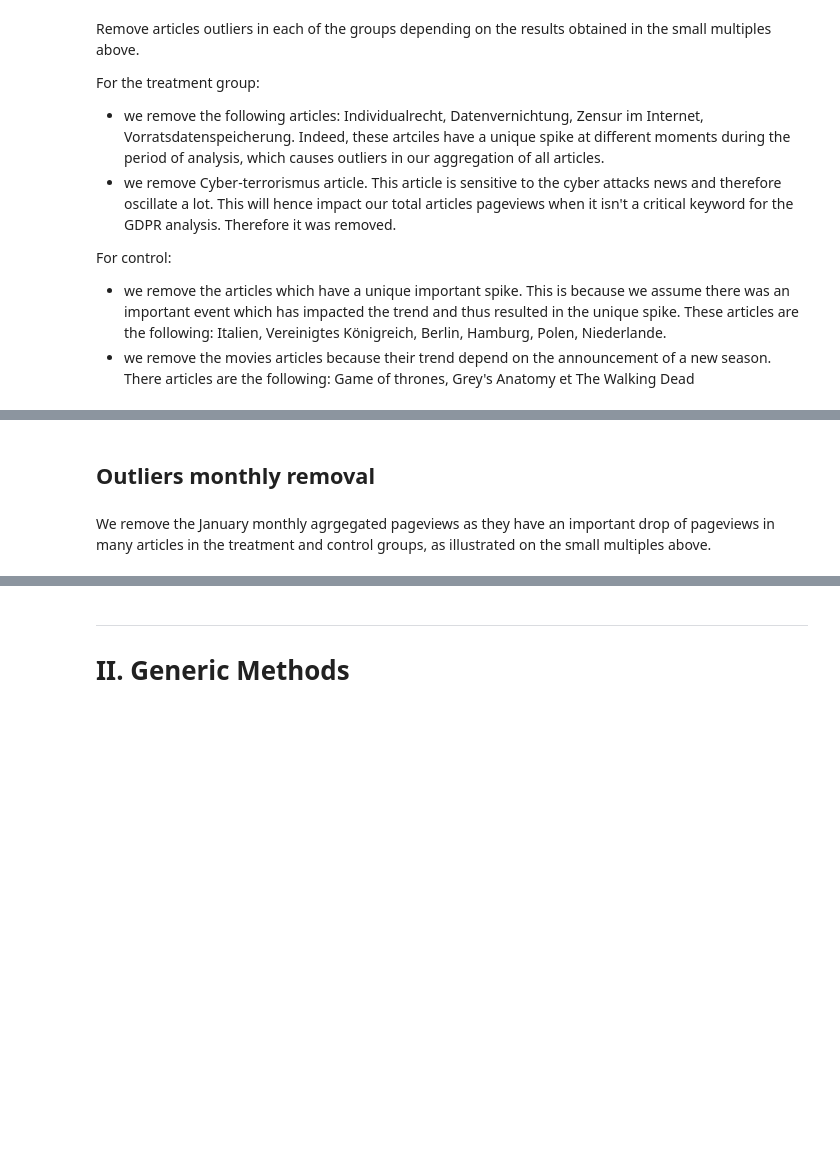
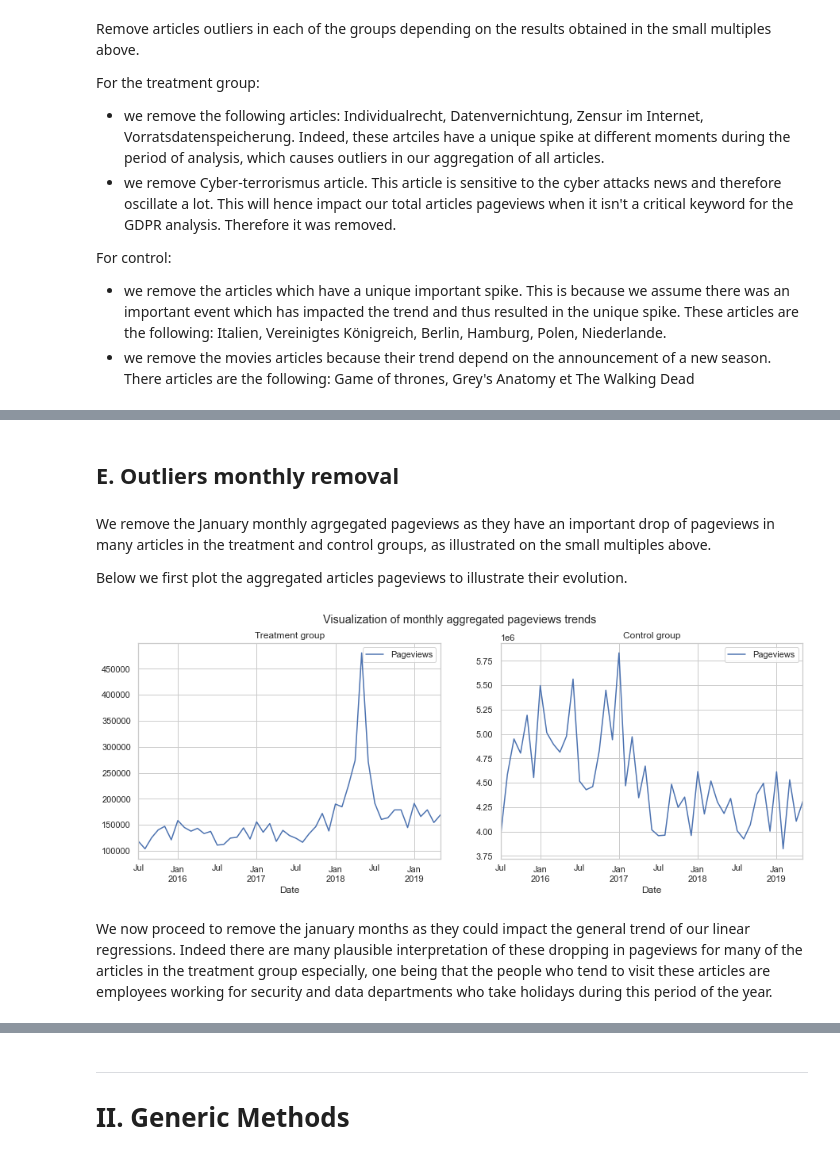
Before and after one commit to epfl-ada/ada-2020-project-milestone-p3-p3_studybuddy, a Jupyter notebook: MilestoneP3.ipynb, the cells around one changed output, grey strips where cells are left out. Drawn from its saved outputs; the diff is of its cells as text; code cells hidden in the pictures; blank space fills up the shorter version.

Commit message:
Corrected minor errors in confidence intervals, saved all regression figures, added goal and outliers explanation

```diff
--- a/MilestoneP3.ipynb
+++ b/MilestoneP3.ipynb
@@ -402,7 +484,20 @@ df_monthly_ctrl = agg_monthly(ctrl)
 # %% [markdown]
-## Outliers monthly removal
+## E. Outliers monthly removal
 # %% [markdown]
 We remove the January monthly agrgegated pageviews as they have an important drop of pageviews in many articles in the treatment and control groups, as illustrated on the small multiples above.
+
+Below we first plot the aggregated articles pageviews to illustrate their evolution.
+# %%
+fig, (ax1,ax2) = plt.subplots(1,2, figsize=(15,5))
+
+# Plot the monthly aggregated pageviews for both groups
+df_monthly.plot(ax = ax1, title='Treatment group');
+df_monthly_ctrl.plot(ax = ax2, title='Control group');
+fig.suptitle("Visualization of monthly aggregated pageviews trends");
+# %% [output]
+[figure, added]
+# %% [markdown]
+We now proceed to remove the january months as they could impact the general trend of our linear regressions. Indeed there are many plausible interpretation of these dropping in pageviews for many of the articles in the treatment group especially, one being that the people who tend to visit these articles are employees working for security and data departments who take holidays during this period of the year.
 # %%
 # Remove the January aggregated pageviews
 df_monthly = df_monthly[~(df_monthly.index.month == 1)]
```
Also changed, not shown: parts of 46 cells of this notebook, 9 other files.
